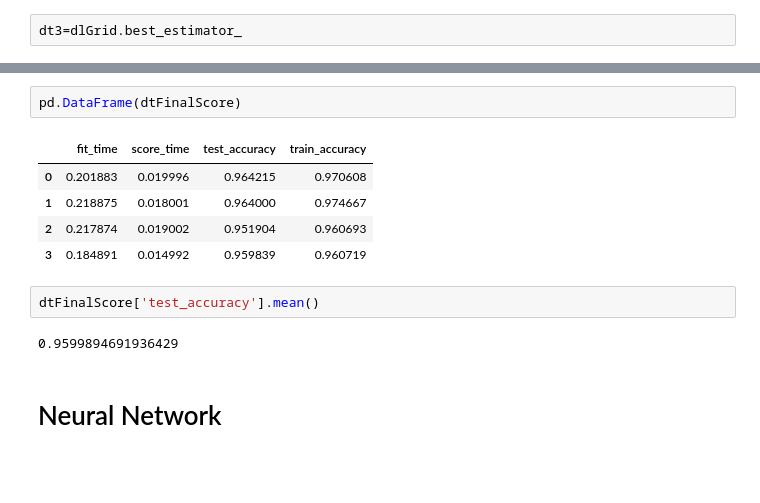
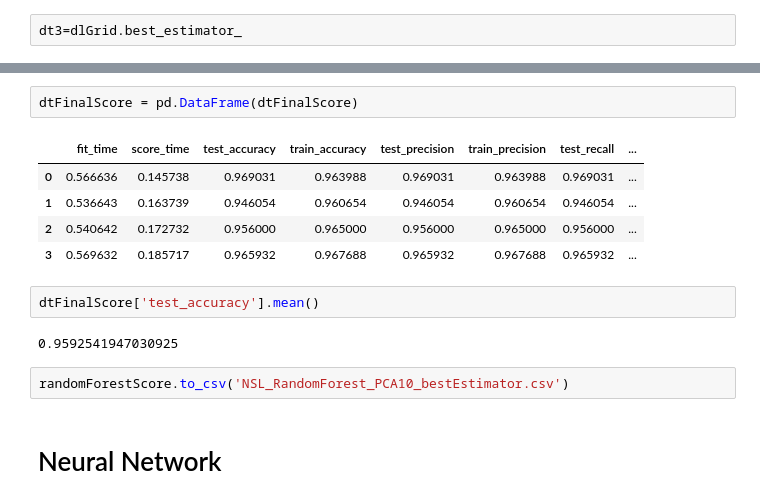
Before and after one commit to elwazeer/IDS-Ensemble-ML, a Jupyter notebook: NSL/models/NSL_Models_PCA.ipynb, the cells around one changed output, grey strips where cells are left out. Drawn from its saved outputs; the diff is of its cells as text; blank space fills up the shorter version.

```diff
--- a/NSL/models/NSL_Models_PCA.ipynb
+++ b/NSL/models/NSL_Models_PCA.ipynb
@@ -195,15 +269,17 @@ dtFinalScore = cross_validate(dt3, X, y, cv=4, scoring=scoring_metrics, verbose=
 # %%
-pd.DataFrame(dtFinalScore)
+dtFinalScore = pd.DataFrame(dtFinalScore)
 # %% [output]
-|  | fit_time | score_time | test_accuracy | train_accuracy |
-| 0 | 0.201883 | 0.019996 | 0.964215 | 0.970608 |
-| 1 | 0.218875 | 0.018001 | 0.964000 | 0.974667 |
-| 2 | 0.217874 | 0.019002 | 0.951904 | 0.960693 |
-| 3 | 0.184891 | 0.014992 | 0.959839 | 0.960719 |
+|  | fit_time | score_time | test_accuracy | train_accuracy | test_precision | train_precision | test_recall | ... |
+| 0 | 0.566636 | 0.145738 | 0.969031 | 0.963988 | 0.969031 | 0.963988 | 0.969031 | ... |
+| 1 | 0.536643 | 0.163739 | 0.946054 | 0.960654 | 0.946054 | 0.960654 | 0.946054 | ... |
+| 2 | 0.540642 | 0.172732 | 0.956000 | 0.965000 | 0.956000 | 0.965000 | 0.956000 | ... |
+| 3 | 0.569632 | 0.185717 | 0.965932 | 0.967688 | 0.965932 | 0.967688 | 0.965932 | ... |
 # %%
 dtFinalScore['test_accuracy'].mean()
 # %% [output]
-0.9599894691936429
+0.9592541947030925
+# %%
+randomForestScore.to_csv('NSL_RandomForest_PCA10_bestEstimator.csv')
 # %% [markdown]
 # Neural Network
 # %%
```
Also changed, not shown: parts of 43 cells of this notebook, 13 other files.
